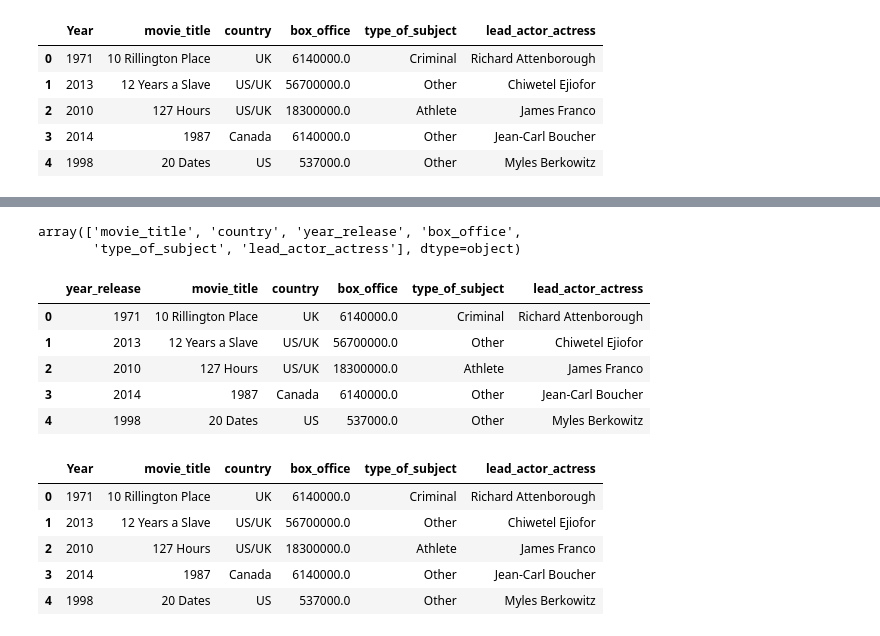
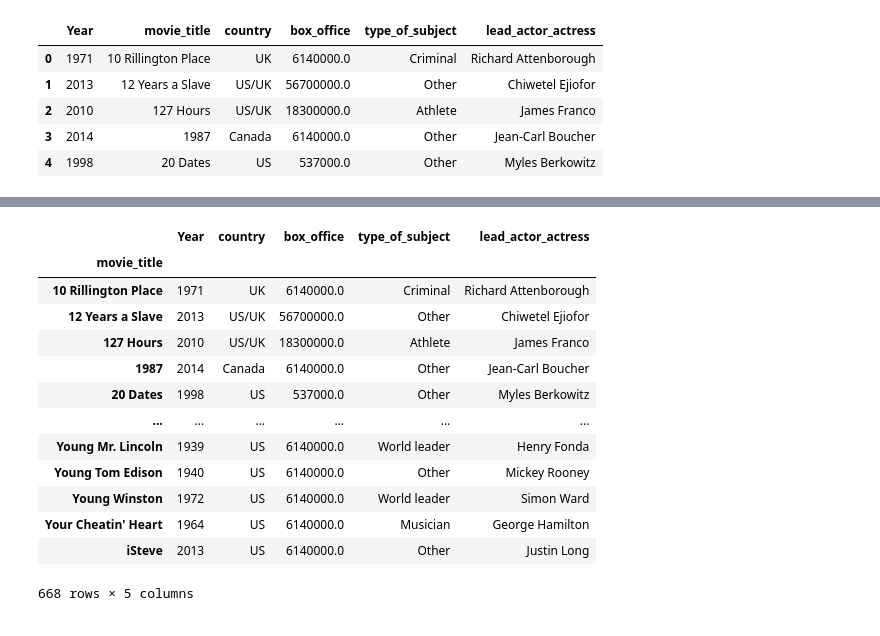
Before and after one commit to JudsonMorgan/Python-for-Data-Analyst, a Jupyter notebook: Introduction-to-Pandas.ipynb, the cells around one changed output, grey strips where cells are left out. Drawn from its saved outputs; the diff is of its cells as text; code cells hidden in the pictures.

```diff
--- a/Introduction-to-Pandas.ipynb
+++ b/Introduction-to-Pandas.ipynb
@@ -1374,31 +999,17 @@ bio_df.head()
-# %%
-#reindex a column
-bio_df.columns.values
-# %% [output]
-array(['movie_title', 'country', 'year_release', 'box_office',
-       'type_of_subject', 'lead_actor_actress'], dtype=object)
-# %%
-columns = ['year_release','movie_title', 'country', 'box_office',
-       'type_of_subject', 'lead_actor_actress']
-
-bio_df = bio_df[columns]
-
-bio_df.head()
-# %% [output]
-|  | year_release | movie_title | country | box_office | type_of_subject | lead_actor_actress |
-| 0 | 1971 | 10 Rillington Place | UK | 6140000.0 | Criminal | Richard Attenborough |
-| 1 | 2013 | 12 Years a Slave | US/UK | 56700000.0 | Other | Chiwetel Ejiofor |
-| 2 | 2010 | 127 Hours | US/UK | 18300000.0 | Athlete | James Franco |
-| 3 | 2014 | 1987 | Canada | 6140000.0 | Other | Jean-Carl Boucher |
-| 4 | 1998 | 20 Dates | US | 537000.0 | Other | Myles Berkowitz |
-# %%
-bio_df.rename(columns = {'year_release' : 'Year'}, inplace=True)
-
-bio_df.head()
-# %% [output]
-|  | Year | movie_title | country | box_office | type_of_subject | lead_actor_actress |
-| 0 | 1971 | 10 Rillington Place | UK | 6140000.0 | Criminal | Richard Attenborough |
-| 1 | 2013 | 12 Years a Slave | US/UK | 56700000.0 | Other | Chiwetel Ejiofor |
-| 2 | 2010 | 127 Hours | US/UK | 18300000.0 | Athlete | James Franco |
-| 3 | 2014 | 1987 | Canada | 6140000.0 | Other | Jean-Carl Boucher |
-| 4 | 1998 | 20 Dates | US | 537000.0 | Other | Myles Berkowitz |
+# %%
+bio_df.groupby('movie_title').max()
+# %% [output]
+|  | Year | country | box_office | type_of_subject | lead_actor_actress |
+| movie_title |  |  |  |  |  |
+| 10 Rillington Place | 1971 | UK | 6140000.0 | Criminal | Richard Attenborough |
+| 12 Years a Slave | 2013 | US/UK | 56700000.0 | Other | Chiwetel Ejiofor |
+| 127 Hours | 2010 | US/UK | 18300000.0 | Athlete | James Franco |
+| 1987 | 2014 | Canada | 6140000.0 | Other | Jean-Carl Boucher |
+| 20 Dates | 1998 | US | 537000.0 | Other | Myles Berkowitz |
+| ... | ... | ... | ... | ... | ... |
+| Young Mr. Lincoln | 1939 | US | 6140000.0 | World leader | Henry Fonda |
+| Young Tom Edison | 1940 | US | 6140000.0 | Other | Mickey Rooney |
+| Young Winston | 1972 | US | 6140000.0 | World leader | Simon Ward |
+| Your Cheatin' Heart | 1964 | US | 6140000.0 | Musician | George Hamilton |
+| iSteve | 2013 | US | 6140000.0 | Other | Justin Long |
+668 rows × 5 columns
```
Also changed, not shown: parts of 55 cells of this notebook.
